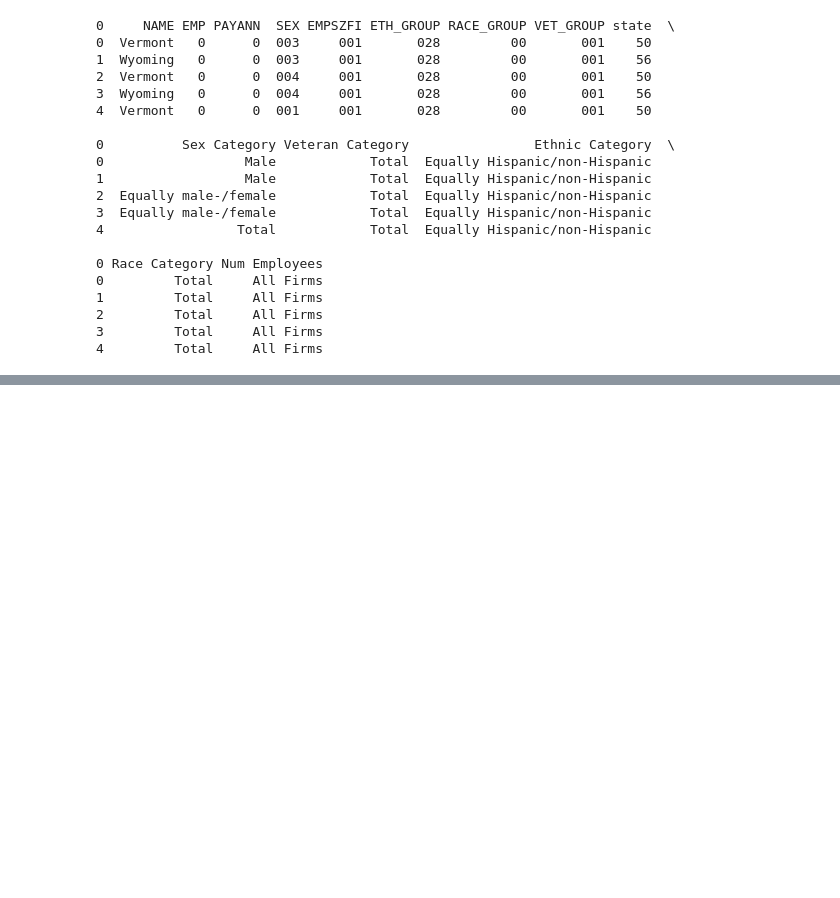
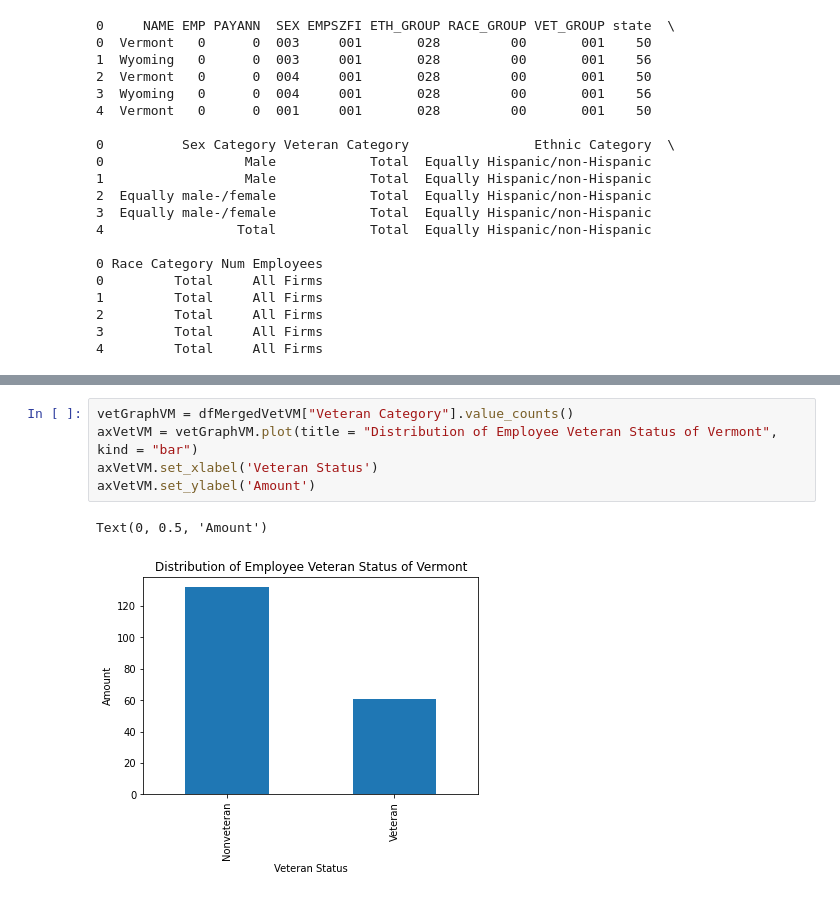
Before and after one commit to ryan-shell/VisualizationsAssessment, a Jupyter notebook: VisualizationsCode.ipynb, the cells around one changed output, grey strips where cells are left out. Drawn from its saved outputs; the diff is of its cells as text; blank space fills up the shorter version.

```diff
--- a/VisualizationsCode.ipynb
+++ b/VisualizationsCode.ipynb
@@ -94,0 +136,8 @@ print(dfMerged.head(5))
+# %%
+vetGraphVM = dfMergedVetVM["Veteran Category"].value_counts()
+axVetVM = vetGraphVM.plot(title = "Distribution of Employee Veteran Status of Vermont", kind = "bar")
+axVetVM.set_xlabel('Veteran Status')
+axVetVM.set_ylabel('Amount')
+# %% [output]
+Text(0, 0.5, 'Amount')
+[figure, added]
```
Also changed, not shown: parts of 6 cells of this notebook.
